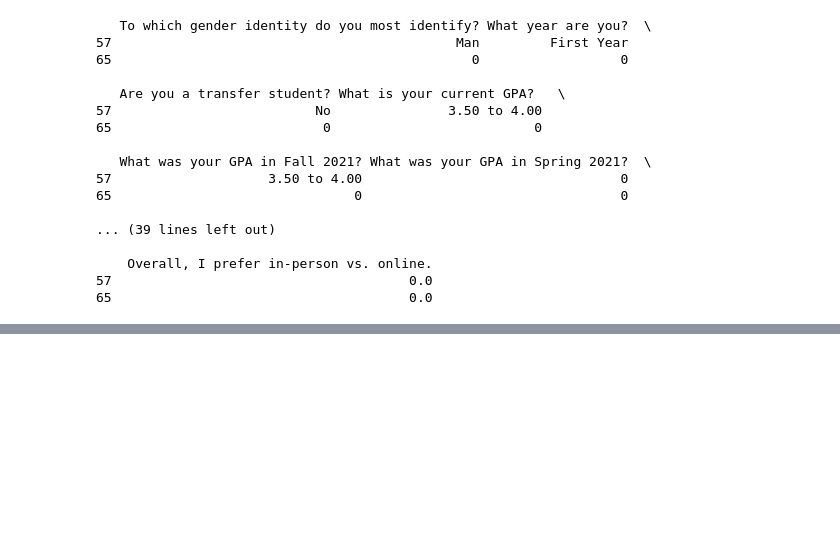
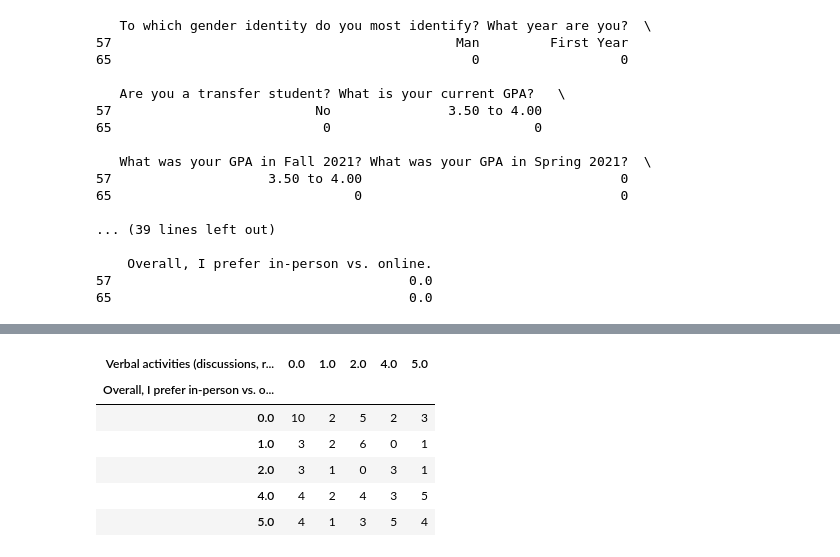
Before and after one commit to rgiron1/CS-105_miniproject, a Jupyter notebook: MiniProject.ipynb, the cells around one changed output, grey strips where cells are left out. Saved outputs shown, nothing was run; the diff lists cells and outputs as text; code cells hidden in the pictures; blank space fills up the shorter version.

```diff
--- a/MiniProject.ipynb
+++ b/MiniProject.ipynb
@@ -74,0 +98,11 @@ print(df.loc[[57,65]])
+# %%
+counts3 = pd.crosstab(df['Overall, I prefer in-person vs. online.'], df['Verbal activities (discussions, reading aloud, etc.) help with my learning.'])
+counts3
+# %% [output]
+| Verbal activities (discussions, r... | 0.0 | 1.0 | 2.0 | 4.0 | 5.0 |
+| Overall, I prefer in-person vs. o... |  |  |  |  |  |
+| 0.0 | 10 | 2 | 5 | 2 | 3 |
+| 1.0 | 3 | 2 | 6 | 0 | 1 |
+| 2.0 | 3 | 1 | 0 | 3 | 1 |
+| 4.0 | 4 | 2 | 4 | 3 | 5 |
+| 5.0 | 4 | 1 | 3 | 5 | 4 |
```
Also changed, not shown: parts of 4 cells of this notebook.
